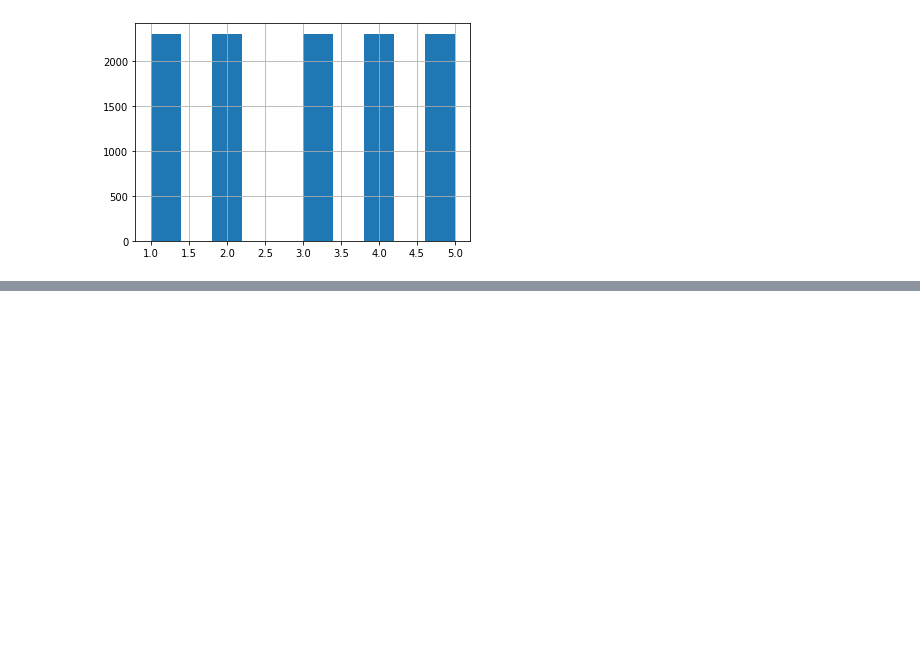
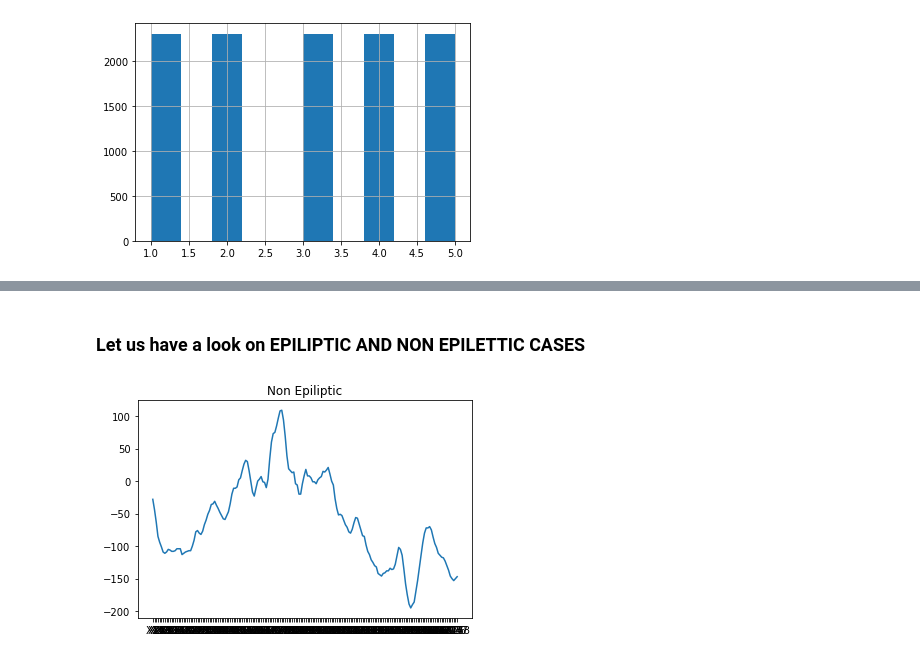
Before and after one commit to MaxKumundzhiev/Practices-for-Engineers, a Jupyter notebook: DataScienceProblems /Epileptic Seizure Recognition.ipynb, the cells around one changed output, grey strips where cells are left out. Cells and saved outputs as stored; diff of their text form; code cells hidden in the pictures; blank space fills up the shorter version.

```diff
--- a/DataScienceProblems /Epileptic Seizure Recognition.ipynb
+++ b/DataScienceProblems /Epileptic Seizure Recognition.ipynb
@@ -143,0 +215,4 @@ data.values
+# %%
+from sklearn.utils import shuffle
+
+data = shuffle(data)
@@ -143,0 +263,8 @@ data.values
+# %% [markdown]
+### Let us have a look on EPILIPTIC AND NON EPILETTIC CASES
+# %%
+#Non Epileptic
+plt.plot(data.iloc[0][0:-1]);
+plt.title('Non Epiliptic');
+# %% [output]
+[figure, added]
```
Also changed, not shown: parts of 49 cells of this notebook.
